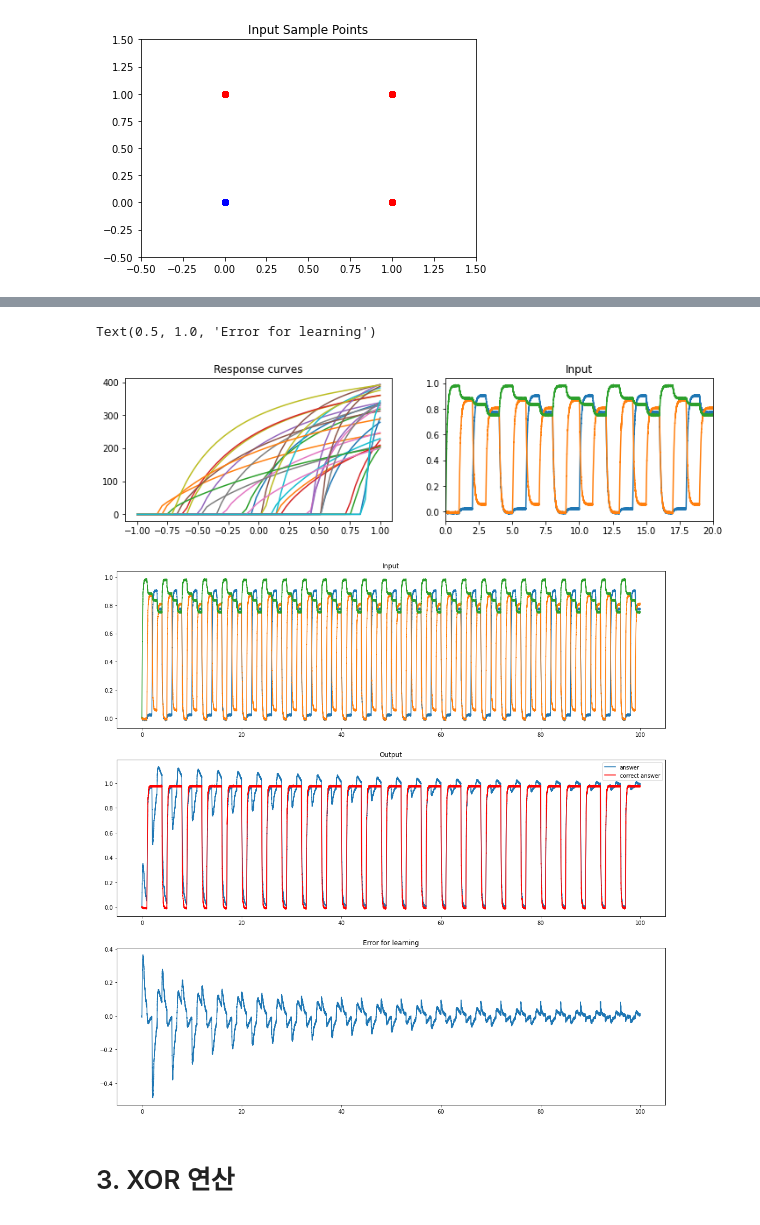
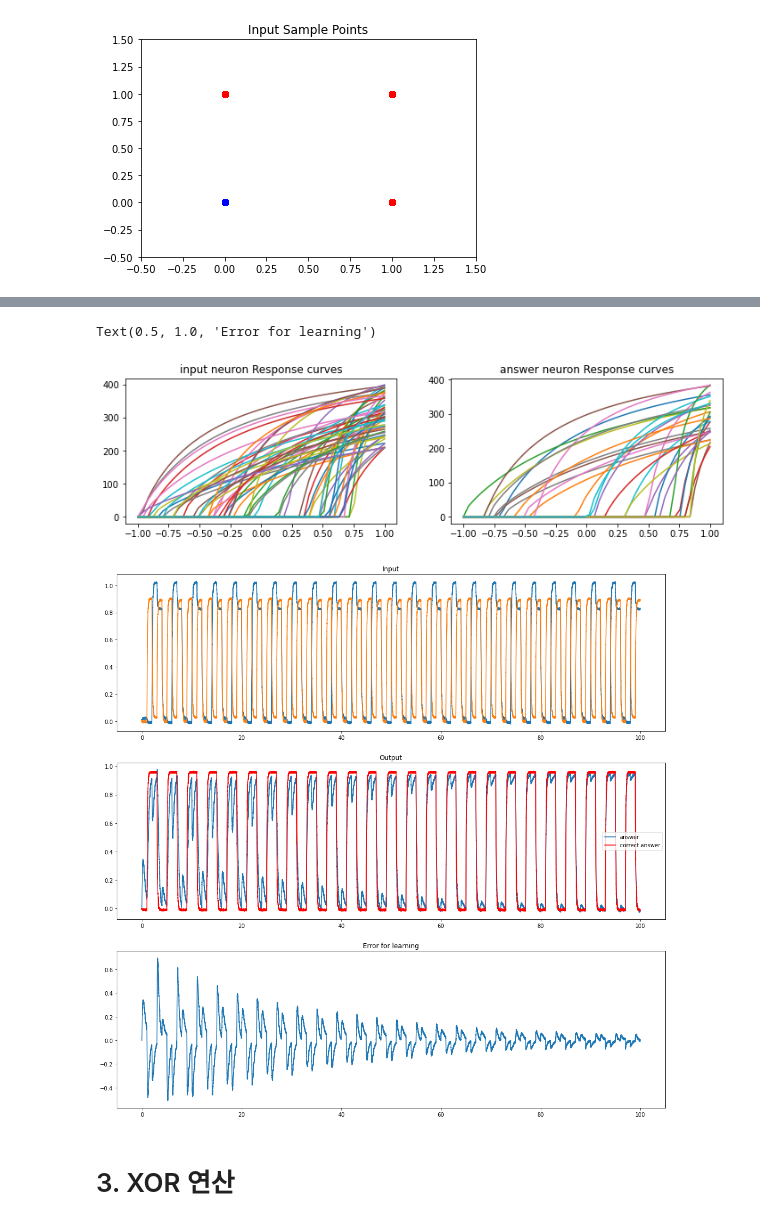
Before and after one commit to MrBananaHuman/ModuDeepNeuroscienceLab, a Jupyter notebook: 10_Nengo_logic_gate.ipynb, the cells around one changed output, grey strips where cells are left out. Cells and saved outputs as stored; diff of their text form; code cells hidden in the pictures.

```diff
--- a/10_Nengo_logic_gate.ipynb
+++ b/10_Nengo_logic_gate.ipynb
@@ -74,7 +71,7 @@ for x in data:
 [figure]
 # %%
 N = 30      # number of neurons
-D_inp = 3
+D_inp = 2
 D_out = 1
 sim_time = samples
 neuron_mode = nengo.LIF()
@@ -86,13 +83,13 @@ with model:
     def stim(t):
         for i in range(samples):
             if int(t) % samples <= i:
-                return [data[i][0], data[i][1], data[i][2]]
+                return [data[i][0], data[i][1]]
         return 0
 
     def stim_ans(t):
         for i in range(samples):
             if int(t) % samples <= i:
-                return data[i][3]
+                return data[i][2]
         return 0
 
     #Define perceptron inputs
@@ -110,15 +107,16 @@ with model:
 
     #Compute error for learning which gets inhibited
     error = nengo.Ensemble(N*D_out, dimensions=D_out, neuron_type=neuron_mode, label="error")
+
     nengo.Connection(answer, error, transform=1)
     nengo.Connection(correct_answer, error, transform=-1)
 
-    #Specify the learning rule and the weight solver
-    conn = nengo.Connection(input, answer, transform=weights, solver=nengo.solvers.LstsqL2(weights=True))
-    conn.learning_rule_type={'my_pes': nengo.PES(1e-4)}
+    #Specify the learning rule
+    conn = nengo.Connection(input, answer, function=lambda x: np.random.random(1))
+    conn.learning_rule_type = nengo.PES()
 
     #Provide error for learning
-    error_conn = nengo.Connection(error, conn.learning_rule['my_pes'])
+    nengo.Connection(error, conn.learning_rule)
 # %%
 with model:
     input_p = nengo.Probe(input, synapse=0.1)
@@ -167,7 +164,7 @@ Text(0.5, 1.0, 'Error for learning')
 # %% [markdown]
 ![image.png](embedded-picture-1)
 # %%
-samples = 200
+samples = 100
 sets = int(samples / 4)
 data = generateData(sets, "OR")
 
@@ -176,7 +173,7 @@ plt.title("Input Sample Points")
 plt.xlim(-0.5,1.5)
 plt.ylim(-0.5,1.5)
 for x in data:
-    if x[3][0] == 1:
+    if x[2][0] == 1:
         plt.plot(x[0], x[1], 'or')
     else:
         plt.plot(x[0], x[1], 'ob')
@@ -184,7 +181,7 @@ for x in data:
 [figure]
 # %%
 N = 30      # number of neurons
-D_inp = 3
+D_inp = 2
 D_out = 1
 sim_time = samples
 neuron_mode = nengo.LIF()
@@ -196,13 +193,13 @@ with model:
     def stim(t):
         for i in range(samples):
             if int(t) % samples <= i:
-                return [data[i][0], data[i][1], data[i][2]]
+                return [data[i][0], data[i][1]]
         return 0
 
     def stim_ans(t):
         for i in range(samples):
             if int(t) % samples <= i:
-                return data[i][3]
+                return data[i][2]
         return 0
 
     #Define perceptron inputs
@@ -220,15 +217,16 @@ with model:
 
     #Compute error for learning which gets inhibited
     error = nengo.Ensemble(N*D_out, dimensions=D_out, neuron_type=neuron_mode, label="error")
+
     nengo.Connection(answer, error, transform=1)
     nengo.Connection(correct_answer, error, transform=-1)
 
-    #Specify the learning rule and the weight solver
-    conn = nengo.Connection(input, answer, transform=weights, solver=nengo.solvers.LstsqL2(weights=True))
-    conn.learning_rule_type={'my_pes': nengo.PES(1e-4)}
+    #Specify the learning rule
+    conn = nengo.Connection(input, answer, function=lambda x: np.random.random(1))
+    conn.learning_rule_type = nengo.PES()
 
     #Provide error for learning
-    error_conn = nengo.Connection(error, conn.learning_rule['my_pes'])
+    nengo.Connection(error, conn.learning_rule)
 # %%
 with model:
     input_p = nengo.Probe(input, synapse=0.1)
@@ -245,33 +243,32 @@ t = sim.trange()
 # %%
 fig = plt.figure(figsize=(12, 3))
 p0 = plt.subplot(1, 2, 1)
+p0.plot(*response_curves(input, sim))
+p0.set_title("input neuron Response curves")
+
+p0 = plt.subplot(1, 2, 2)
 p0.plot(*response_curves(answer, sim))
-p0.set_title("Response curves")
-
-p1 = plt.subplot(1, 2, 2)
-p1.plot(t, sim.data[input_p])
-p1.set_title("Input")
-p1.set_xlim(0,20)
+p0.set_title("answer neuron Response curves")
 
 fig = plt.figure(figsize=(18,18))
 
 p0 = fig.add_subplot(3,1,1)
 p0.plot(t, sim.data[input_p])
 p0.set_title("Input")
 
 p1 = fig.add_subplot(3,1,2)
 p1.plot(t, sim.data[answer_p], label="answer")
 p1.plot(t, sim.data[correct_answer_p], label="correct answer", color='r')
 p1.set_title("Output")
 p1.legend(loc='best');
 
 p2 = fig.add_subplot(3,1,3)
 p2.plot(t, sim.data[error_p])
 p2.set_title("Error for learning")
 # %% [output]
 Text(0.5, 1.0, 'Error for learning')
-[figure, old version]
+[figure, new version]
-[figure, old version]
+[figure, new version]
 # %% [markdown]
 # 3. XOR 연산
 # %% [markdown]
```
Also changed, not shown: parts of 8 cells of this notebook.
